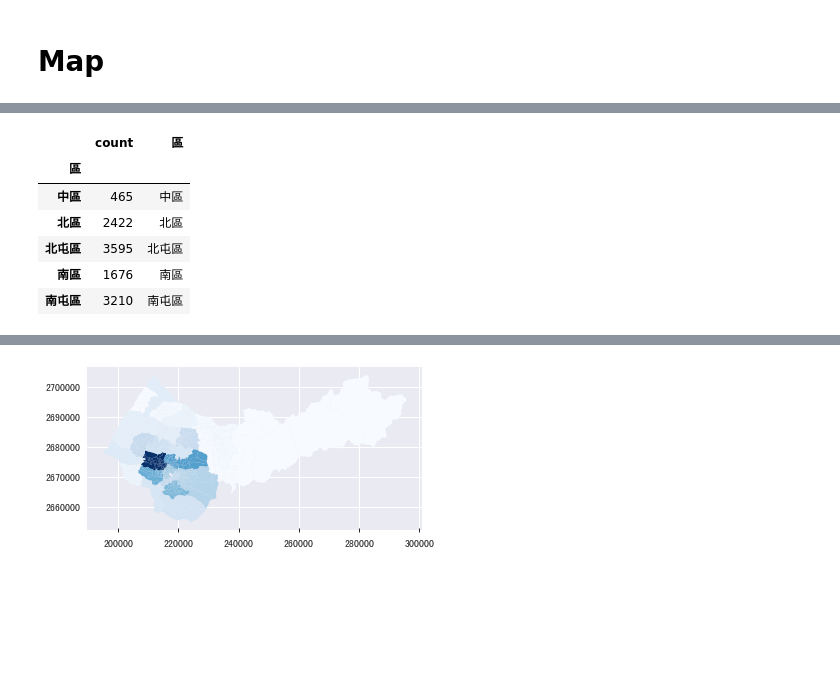
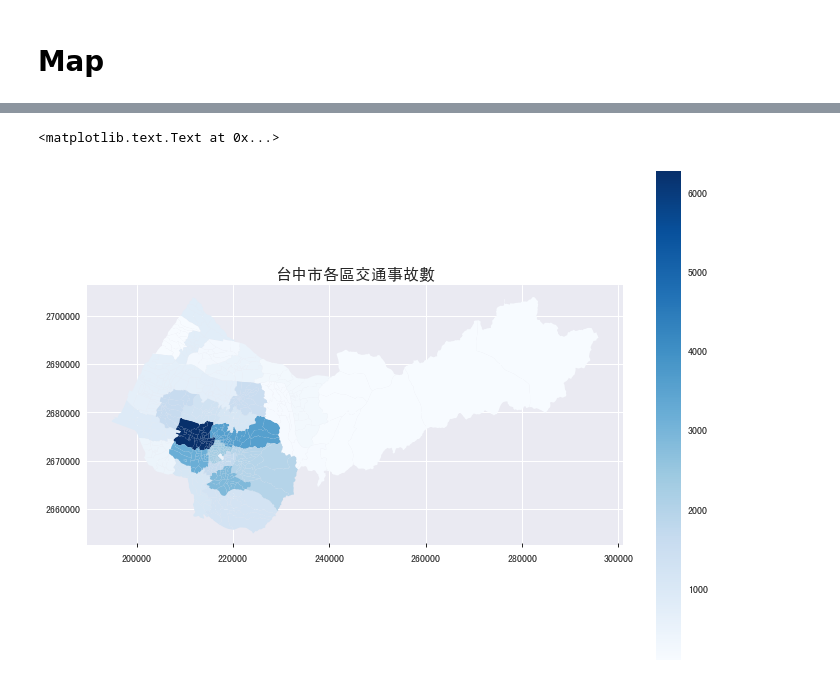
Before and after one commit to WangYenTing/Python-MySQL, a Jupyter notebook: GeoPandas.ipynb, the cells around one changed output, grey strips where cells are left out. Drawn from its saved outputs; the diff is of its cells as text; code cells hidden in the pictures; blank space fills up the shorter version.

```diff
--- a/GeoPandas.ipynb
+++ b/GeoPandas.ipynb
@@ -76,18 +76,6 @@ df.groupby(['區']).size()
 霧峰區    1244
 龍井區     922
 dtype: int64
-# %%
-dff = pd.DataFrame(a)
-dff['區'] = dff.index
-dff.head()
-# %% [output]
-|  | count | 區 |
-| 區 |  |  |
-| 中區 | 465 | 中區 |
-| 北區 | 2422 | 北區 |
-| 北屯區 | 3595 | 北屯區 |
-| 南區 | 1676 | 南區 |
-| 南屯區 | 3210 | 南屯區 |
 # %%
 tc = pd.DataFrame({'count' : df.groupby(['區']).size()}).reset_index()
 # %%
@@ -105,8 +93,11 @@ try_shp.head()
 # %%
 try_shp.plot(
     cmap=plt.cm.Blues, #指定顏色
-    column='count' #指定從自身的這個 column 讀取顏色深度
+    column='count', #指定從自身的這個 column 讀取顏色深度
+    figsize=(12,9),
+    legend = True
 )
-plt.show()
+plt.title("台中市各區交通事故數", fontsize = 16 )
 # %% [output]
+<matplotlib.text.Text at 0x...>
-[figure, old version]
+[figure, new version]
```
Also changed, not shown: parts of 1 cell of this notebook.
